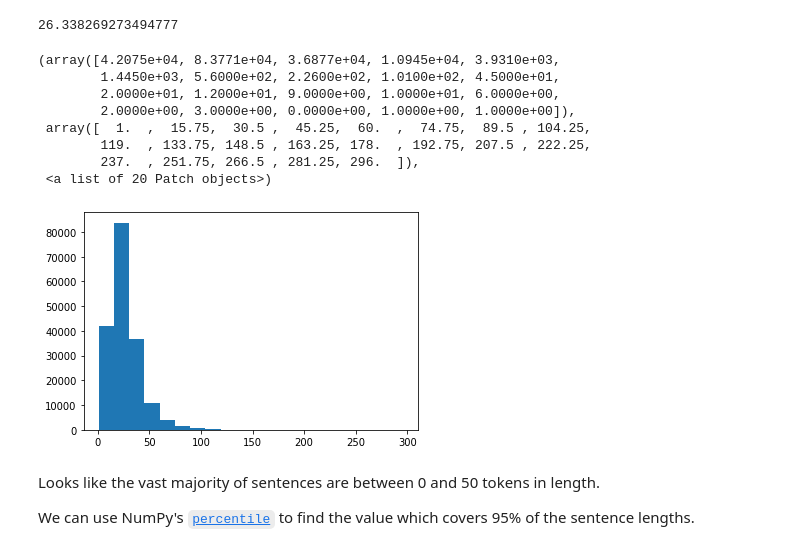
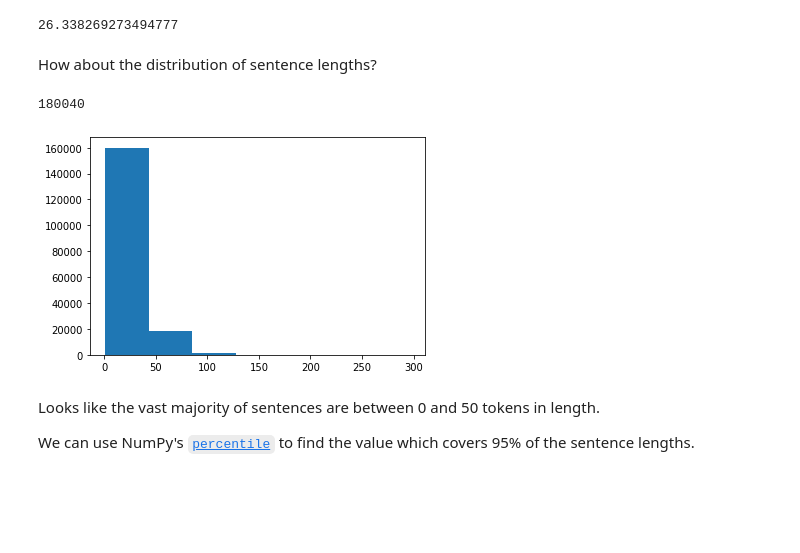
Before and after one commit to Nikitaion/TensorFlowLearning, a Jupyter notebook: 09_SkimLit_nlp_milestone_project_2.ipynb, the cells around one changed output. Saved outputs shown, nothing was run; the diff lists cells and outputs as text; code cells hidden in the pictures; blank space fills up the shorter version.

```diff
--- a/09_SkimLit_nlp_milestone_project_2.ipynb
+++ b/09_SkimLit_nlp_milestone_project_2.ipynb
@@ -614,19 +614,17 @@ avg_sent_len
 # %% [output]
 26.338269273494777
+# %% [markdown]
+How about the distribution of sentence lengths?
+# %%
+len(train_labels_one_hot)
+# %% [output]
+180040
 # %%
-# What's the distribution looks like?
+# What's the distribution look like?
 import matplotlib.pyplot as plt
-plt.hist(sent_lens, bins=20)
+plt.hist(sent_lens, bins=7);
 # %% [output]
-(array([4.2075e+04, 8.3771e+04, 3.6877e+04, 1.0945e+04, 3.9310e+03,
-        1.4450e+03, 5.6000e+02, 2.2600e+02, 1.0100e+02, 4.5000e+01,
-        2.0000e+01, 1.2000e+01, 9.0000e+00, 1.0000e+01, 6.0000e+00,
-        2.0000e+00, 3.0000e+00, 0.0000e+00, 1.0000e+00, 1.0000e+00]),
- array([  1.  ,  15.75,  30.5 ,  45.25,  60.  ,  74.75,  89.5 , 104.25,
-        119.  , 133.75, 148.5 , 163.25, 178.  , 192.75, 207.5 , 222.25,
-        237.  , 251.75, 266.5 , 281.25, 296.  ]),
- <a list of 20 Patch objects>)
-[figure, old version]
+[figure, new version]
 # %% [markdown]
 Looks like the vast majority of sentences are between 0 and 50 tokens in length.
 
```
Also changed, not shown: parts of 176 cells of this notebook.
